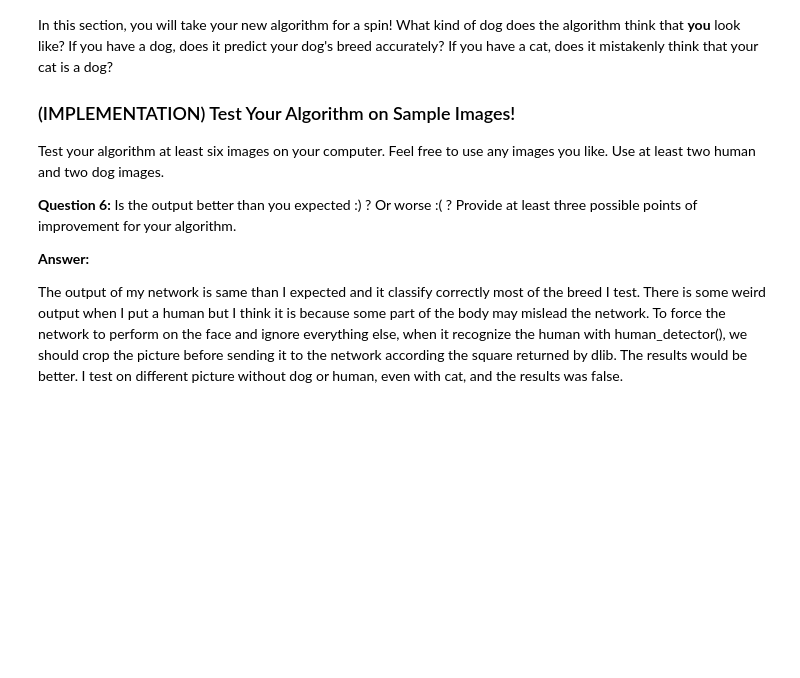
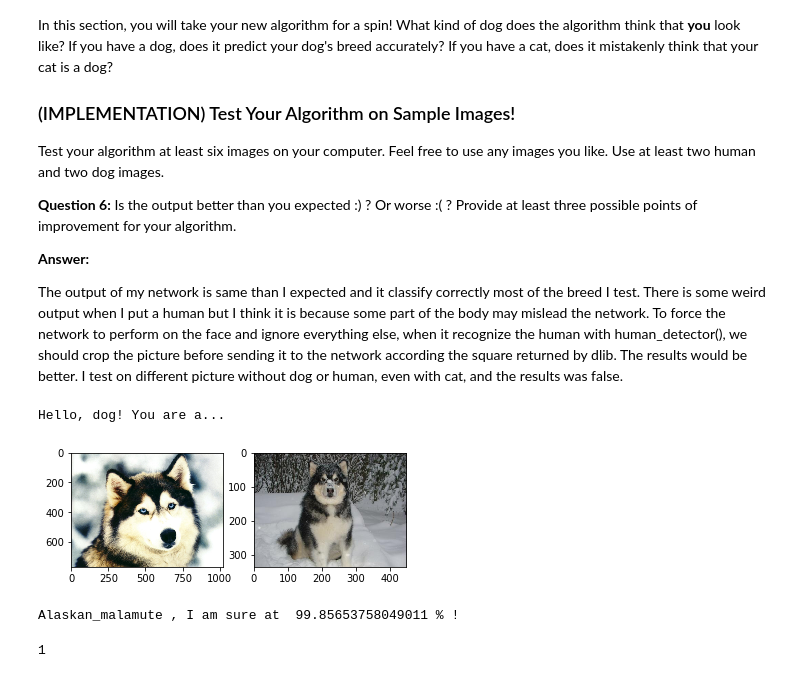
Before and after one commit to AlEmerich/dog-project, a Jupyter notebook: dog_app.ipynb, the cells around one changed output. Saved outputs shown, nothing was run; the diff lists cells and outputs as text; code cells hidden in the pictures; blank space fills up the shorter version.

```diff
--- a/dog_app.ipynb
+++ b/dog_app.ipynb
@@ -790,3 +822,10 @@ __Answer:__
 The output of my network is same than I expected and it classify correctly most of the breed I test.
 There is some weird output when I put a human but I think it is because  some part of the body may mislead the network. To force the network to perform on the face and ignore everything else, when it recognize the human with human_detector(), we should crop the picture before sending it to the network according the square returned by dlib. The results would be better.
 I test on different picture without dog or human, even with cat, and the results was false.
+# %%
+detect_kind('images/wolf-dog.jpg')
+# %% [output]
+Hello, dog! You are a...
+[figure, added]
+Alaskan_malamute , I am sure at  99.85653758049011 % !
+1
```
Also changed, not shown: parts of 26 cells of this notebook, 1 other file.
